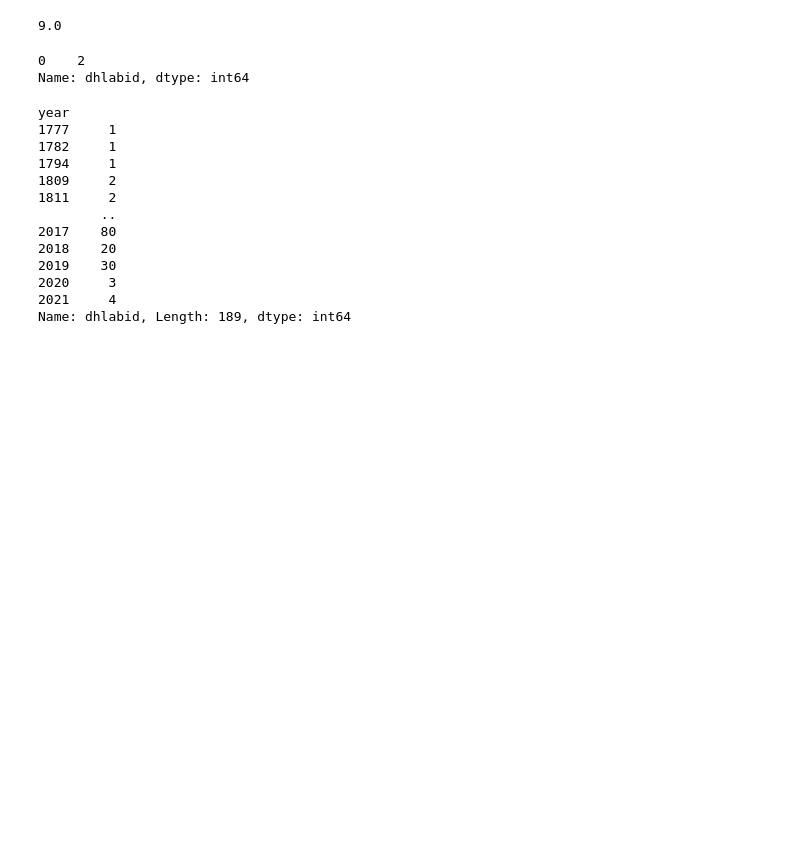
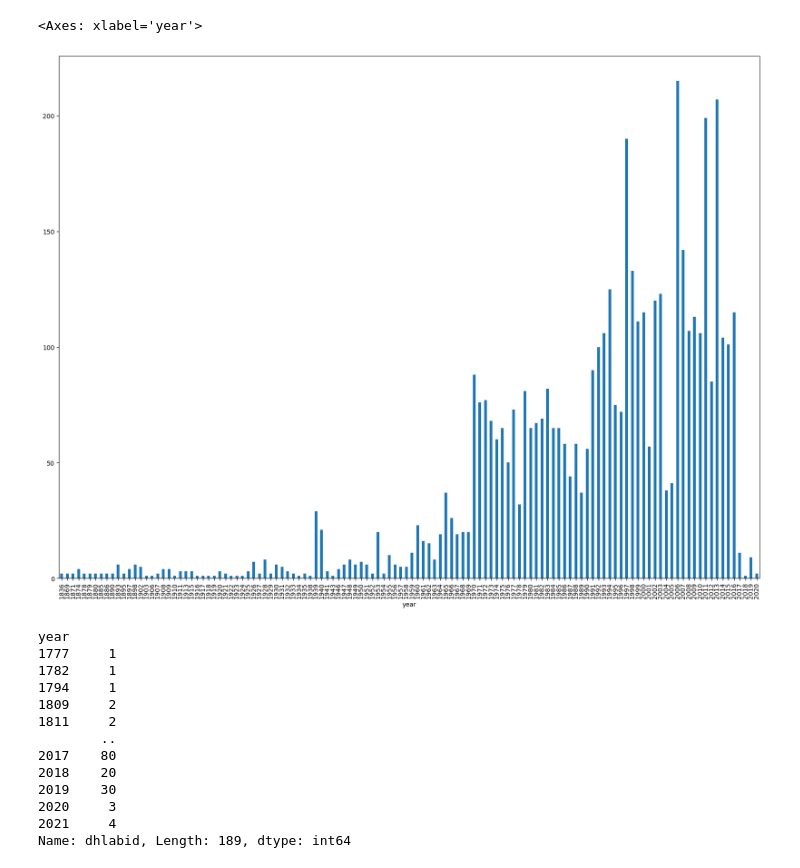
Before and after one commit to tungland/utdanningshistorie, a Jupyter notebook: create_korpus.ipynb, the cells around one changed output. Cells and saved outputs as stored; diff of their text form; code cells hidden in the pictures; blank space fills up the shorter version.

```diff
--- a/create_korpus.ipynb
+++ b/create_korpus.ipynb
@@ -2,15 +2,13 @@
 import dhlab as dh
 # %%
 lærebøker = dh.Corpus(doctype="digibok", subject="lærebøker", limit=10000000)
+# %%
+norsk = dh.Corpus(doctype='digibok', subject="lærebøker AND norsk", limit=10000000)
 # %%
-lærebøker.frame.groupby("year").dhlabid.count().sort_index().median()
+norsk.frame.groupby('year').dhlabid.count().plot(kind='bar', figsize=(20, 15))
 # %% [output]
-9.0
+<Axes: xlabel='year'>
+[figure, added]
-# %%
-lærebøker.frame.groupby("year").dhlabid.count().sort_index().mode()
-# %% [output]
-0    2
-Name: dhlabid, dtype: int64
 # %%
 lærebøker.frame.groupby("year").dhlabid.count().sort_index()
 # %% [output]
```
Also changed, not shown: parts of 6 cells of this notebook, 6 other files.
